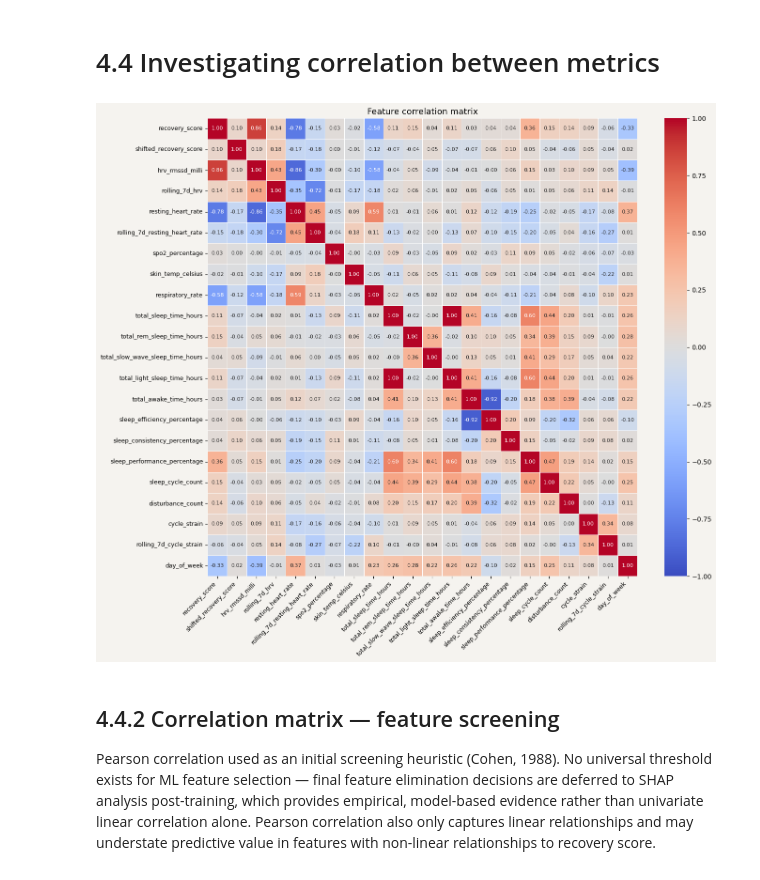
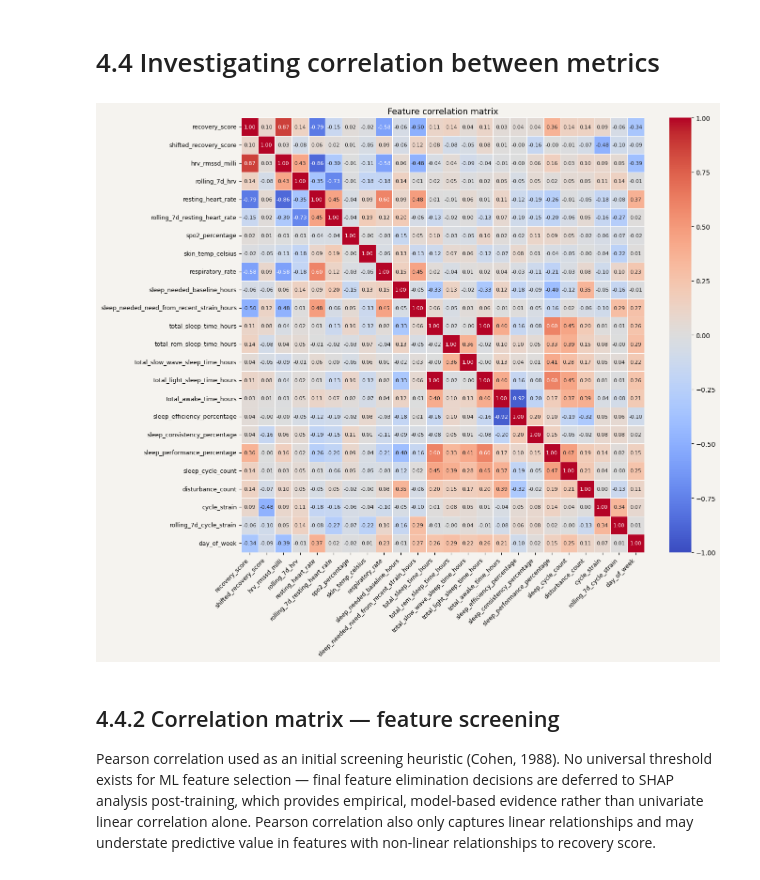
Before and after one commit to JordanPickles/whoop-recovery-predictor, a Jupyter notebook: notebooks/01_eda.ipynb, the cells around one changed output. Saved outputs shown, nothing was run; the diff lists cells and outputs as text; code cells hidden in the pictures.

```diff
--- a/notebooks/01_eda.ipynb
+++ b/notebooks/01_eda.ipynb
@@ -386,7 +386,7 @@ df_wrangled.describe().T
 # %%
-df_wrangled['shifted_recovery_score'] = df_wrangled['recovery_score'].shift(1)
+df_wrangled['shifted_recovery_score'] = df_wrangled['recovery_score'].shift(-1)
 # %%
-df_wrangled['previous_day_strain'] = df_wrangled['cycle_strain'].shift(1)
+df_wrangled['previous_day_strain'] = df_wrangled['cycle_strain'].shift(-1)
 
 ## Rolling 7 day averages
 
@@ -816,6 +816,8 @@ corr_cols = [
     'spo2_percentage',
     'skin_temp_celsius',
     'respiratory_rate',
+    'sleep_needed_baseline_hours',
+    'sleep_needed_need_from_recent_strain_hours',
     'total_sleep_time_hours',
     'total_rem_sleep_time_hours',
     'total_slow_wave_sleep_time_hours',
@@ -830,34 +832,34 @@ corr_cols = [
     'rolling_7d_cycle_strain',
     'day_of_week',
 ]
 
 corr_matrix = df_wrangled[corr_cols].corr()
 
 fig, ax = plt.subplots(figsize=(14, 12))
 fig.patch.set_facecolor('#f5f3ef')
 ax.set_facecolor('#f5f3ef')
 
 sns.heatmap(
     corr_matrix,
     annot=True,
     fmt='.2f',
     cmap='coolwarm',
     center=0,
     vmin=-1,
     vmax=1,
     linewidths=0.5,
     linecolor='white',
     ax=ax,
     annot_kws={'size': 8}
 )
 
 ax.set_title('Feature correlation matrix', fontsize=13)
 plt.xticks(rotation=45, ha='right', fontsize=9)
 plt.yticks(fontsize=9)
 plt.tight_layout()
 plt.show()
 # %% [output]
-[figure, old version]
+[figure, new version]
 # %% [markdown]
 ## 4.4.2 Correlation matrix — feature screening
 
```
Also changed, not shown: parts of 9 cells of this notebook, 5 other files.
